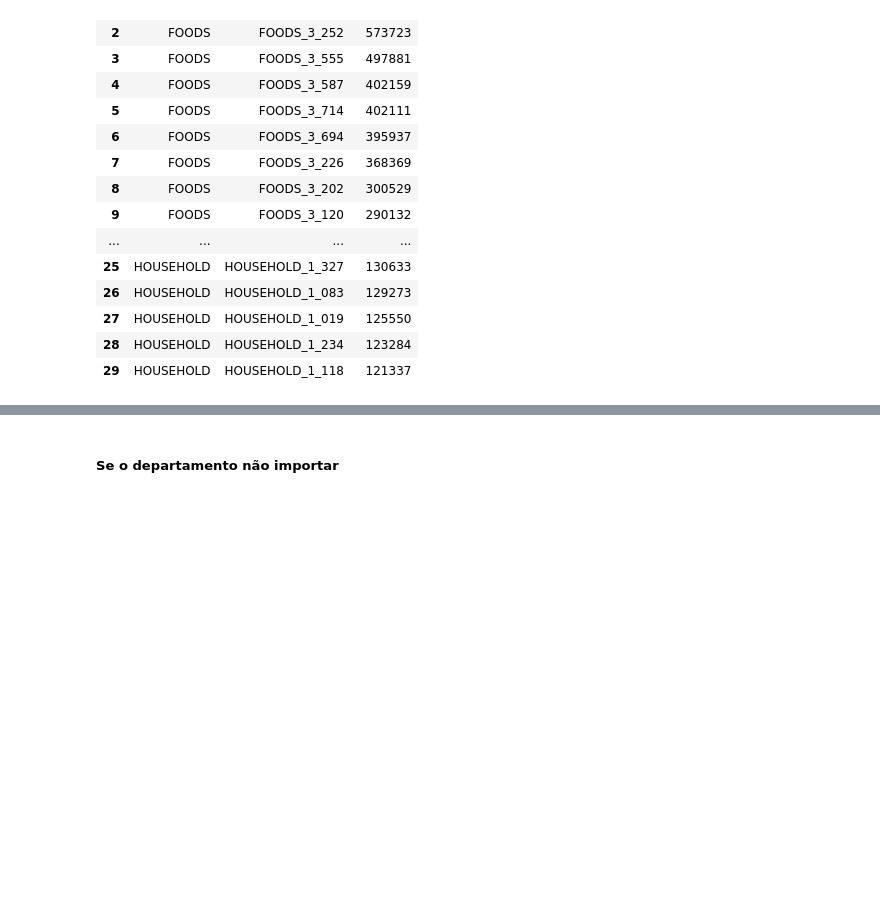
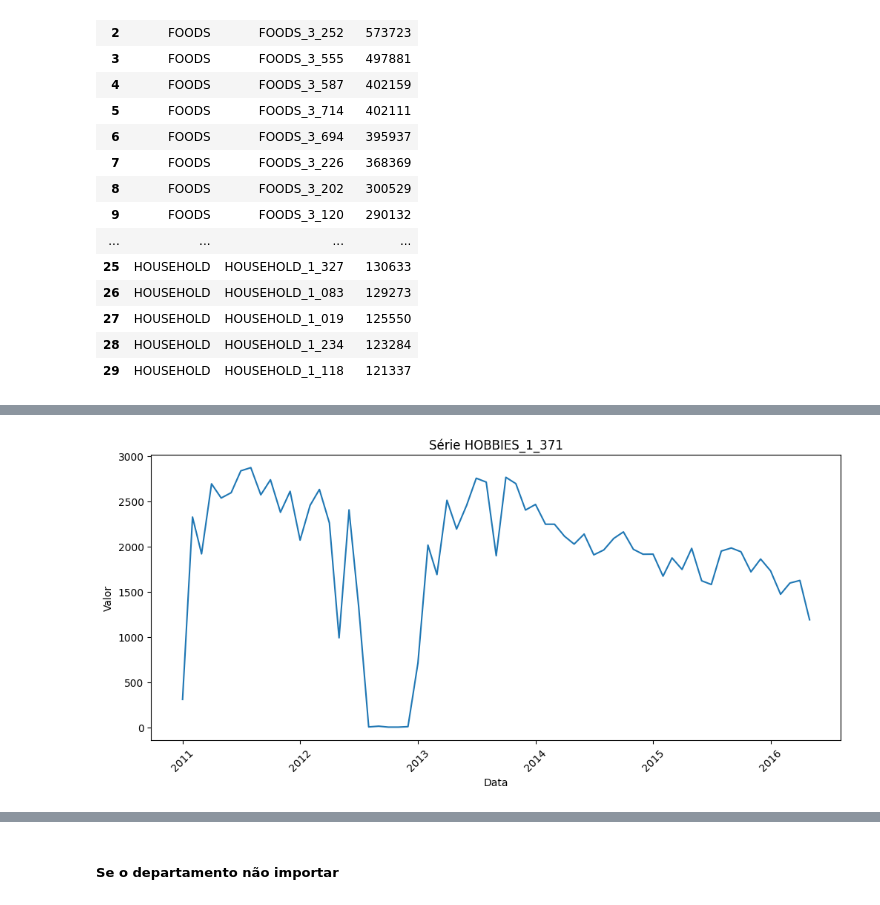
Before and after one commit to MateusVasc/Projeto-PET-Sauter, a Jupyter notebook: analise_exploratoria/analise_exploratoria.ipynb, the cells around one changed output, grey strips where cells are left out. Cells and saved outputs as stored; diff of their text form; code cells hidden in the pictures; blank space fills up the shorter version.

```diff
--- a/analise_exploratoria/analise_exploratoria.ipynb
+++ b/analise_exploratoria/analise_exploratoria.ipynb
@@ -445,0 +437,4 @@ for item in top_10_foods_itens:
+# %%
+plot_item_series('HOBBIES_1_371')
+# %% [output]
+[figure, added]
```
Also changed, not shown: parts of 14 cells of this notebook.
